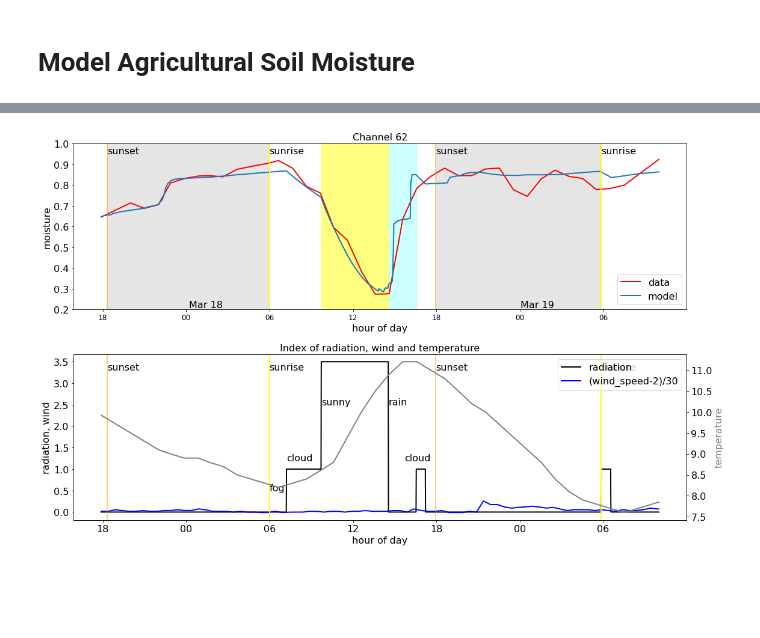
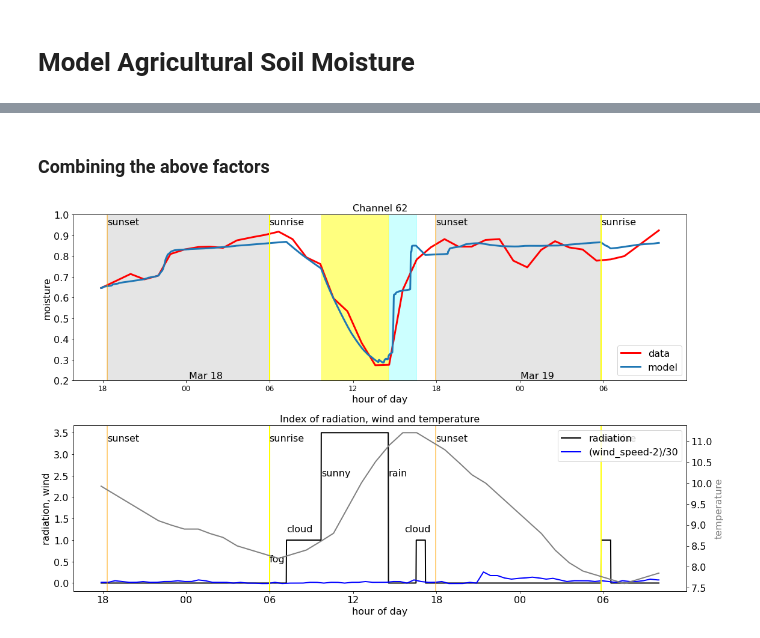
Before and after one commit to Denolle-Lab/FarmDAS, a Jupyter notebook: examples/dvv_and_model/hydrology_models.ipynb, the cells around one changed output, grey strips where cells are left out. Cells and saved outputs as stored; diff of their text form; code cells hidden in the pictures; blank space fills up the shorter version.

Commit message:
clean up the hydrological model

```diff
--- a/examples/dvv_and_model/hydrology_models.ipynb
+++ b/examples/dvv_and_model/hydrology_models.ipynb
@@ -317,3 +289,5 @@ class hydro0_sur_piecewise:
+# %% [markdown]
+### Combining the above factors
 # %%
 A_e = 0.000001
 rad = np.zeros(2408)
@@ -326,6 +300,7 @@ rad[2158:2200] = 1
 A_d = 0.0057
 A_p = 1.0
 
+### calibrate the psd data
 ave_psd = np.zeros_like(psd)
 for i in range(len(psd)):
     if i >1300 and i < 1800:
@@ -333,18 +308,17 @@ for i in range(len(psd)):
     else:
         ave_psd[i] = psd[i]
 
-s_history = hydro0_sur_piecewise(ave_psd, porosity, s[0], s, temp, 9, rad+(wind_speed_interpolated-2)/30, 25, 7, A_p,A_e,A_d).get_s_history()
+s_history = hydro0_sur_piecewise(ave_psd, 0.5, s[0], s, temp, 9, rad+(wind_speed_interpolated-2)/30, 25, 7, A_p,A_e,A_d).get_s_history()
 
 fig, (ax1, ax2) = plt.subplots(2, 1, figsize=(16, 10))
 
-# First subplot
+# Model the water balance
 ax1.fill_between(np.arange(2408), 0, 1, where=rad > 1, color='yellow', alpha=0.5)
 ax1.fill_between([1240,1360], [0,0], [1,1], color='cyan', alpha=0.2)
 ax1.fill_between([27,726], [0,0], [1,1], color='gray', alpha=0.2)
 ax1.fill_between([1443,2158], [0,0], [1,1], color='gray', alpha=0.2)
-
-ax1.plot(np.arange(2408), s, label='data', color='r', lw=2)
-ax1.plot(np.arange(2408), s_history, label='model', lw=2)
+ax1.plot(np.arange(2408), s, label='data', color='r', lw=3)
+ax1.plot(np.arange(2408), s_history, label='model', lw=3)
 ax1.set_ylim(0.2, 1)
 ax1.set_xlabel("hour of day", fontsize=16)
 ax1.set_ylabel("moisture", fontsize=16)
@@ -363,35 +337,35 @@ ax1.text(2158, 0.95, 'sunrise', color='k')
 ax1.text(Ind6hrs[1] + 20, 0.21, 'Mar 18', color='k')
 ax1.text(Ind6hrs[5] + 30, 0.21, 'Mar 19', color='k')
 
-# Second subplot
+# Weather data
 ax2.plot(np.arange(2408), rad, color='k', lw=2, label='radiation')
 ax2.plot(np.arange(2408), (wind_speed_interpolated-2)/30, color='b', lw=2, label='(wind_speed-2)/30')
 ax2.set_xticks(xax)
 ax2.set_xticklabels(hrax, fontsize=16)
 ax2.set_xlabel("hour of day", fontsize=16)
 ax2.set_ylabel("radiation, wind", fontsize=16)
 ax2.set_title("Index of radiation, wind and temperature", fontsize=16)
 ax2.text(726, 0.5, 'fog', color='k')
 ax2.text(800, 1.2, 'cloud', color='k')
 ax2.text(950, 2.5, 'sunny', color='k')
 ax2.text(1240, 2.5, 'rain', color='k')
 ax2.text(1310, 1.2, 'cloud', color='k')
 ax2.axvline(x=27, color='orange', linestyle='-', lw=2, alpha=0.5)
 ax2.axvline(x=726, color='yellow', linestyle='-', lw=2, alpha=1)
 ax2.axvline(x=1443, color='orange', linestyle='-', lw=2, alpha=0.5)
 ax2.axvline(x=2158, color='yellow', linestyle='-', lw=2, alpha=1)
 ax2.text(27, 3.3, 'sunset', color='k')
 ax2.text(726, 3.3, 'sunrise', color='k')
 ax2.text(1443, 3.3, 'sunset', color='k')
 ax2.text(2158, 3.3, 'sunrise', color='k')
 ax2.legend()
 
 twinx = ax2.twinx()
 twinx.plot(np.arange(2408), temp, color='gray', lw=2, label='temperature')
 
 twinx.set_ylabel("temperature", fontsize=16, color='gray')
 
 plt.tight_layout()
 plt.show()
 # %% [output]
-[figure, old version]
+[figure, new version]
```
Also changed, not shown: parts of 30 cells of this notebook.
